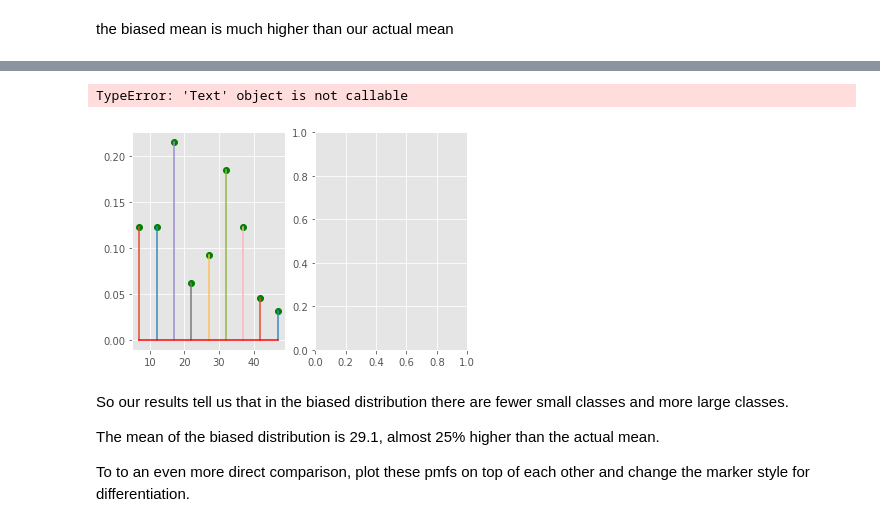
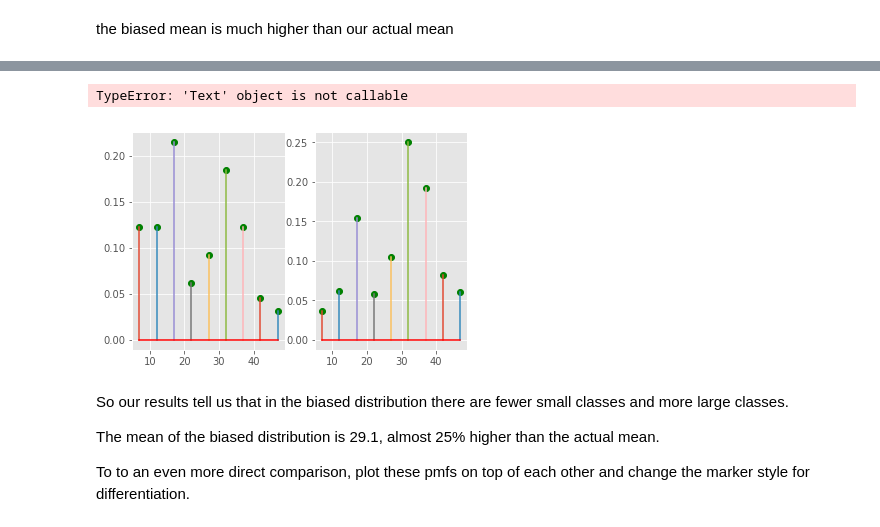
Before and after one commit to MarcSchneider71/dsc-1-09-07-the-probability-mass-function-lab-nyc-ds-career-012819, a Jupyter notebook: index.ipynb, the cells around one changed output, grey strips where cells are left out. Drawn from its saved outputs; the diff is of its cells as text; code cells hidden in the pictures.

```diff
--- a/index.ipynb
+++ b/index.ipynb
@@ -214,28 +214,28 @@ import matplotlib as mat
 # %%
 import matplotlib.pyplot as plt
 %matplotlib inline
 
 
 fig=plt.figure()
 # fig.style.use('ggplot')
 ax1 = fig.add_subplot((121))
 ax2 = fig.add_subplot((122))
 # ax1.style.use('ggplot')
 
 ax1.stem(size_and_count.keys(),pmf, '-', 'go', 'r-')
-
+ax2.stem(size_and_count.keys(),pmf2, '-', 'go', 'r-')
 
 ax1.title("A Probability Mass Function pmf1")
 
 # ax2 = fig.add_subplot((122))
 # ax2.style.use('ggplot')
 
 ax2.stem(size_and_count.keys(),pmf2, '-', 'go', 'r-')
 ax2.title("A Probability Mass Function pmf2")
 # plt.show();
 # %% [output]
 TypeError: 'Text' object is not callable
-[figure, old version]
+[figure, new version]
 # %% [markdown]
 So our results tell us that in the biased distribution there are fewer small classes and more large classes.
 
```
